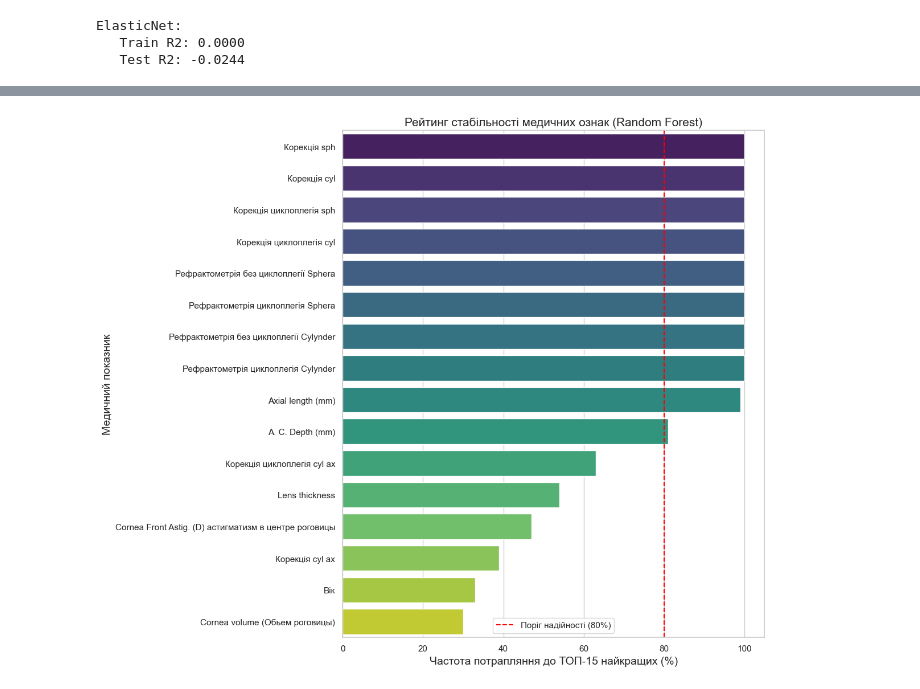
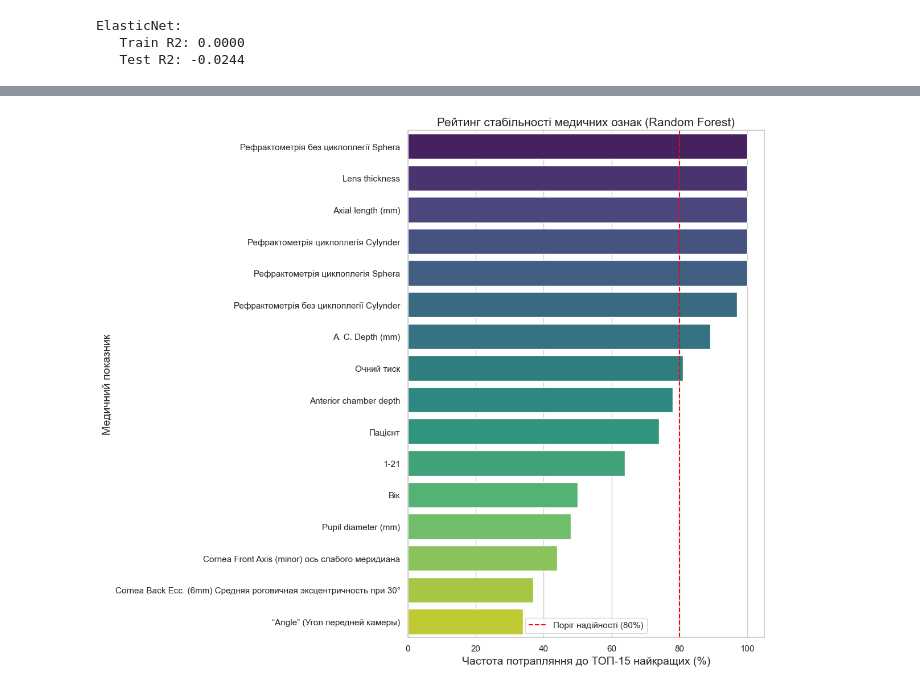
Before and after one commit to romaro23/SightRegression, a Jupyter notebook: regression.ipynb, the cells around one changed output, grey strips where cells are left out. Saved outputs shown, nothing was run; the diff lists cells and outputs as text; code cells hidden in the pictures.

```diff
--- a/regression.ipynb
+++ b/regression.ipynb
@@ -438,7 +438,7 @@ for name in models.keys():
 # %%
-rf = RandomForestRegressor(n_estimators=300, random_state=42, min_samples_split=5, min_samples_leaf=2, max_features=0.5, max_depth=None)
+rf = RandomForestRegressor(n_estimators=500, random_state=42, min_samples_split=10, min_samples_leaf=4, max_features=0.5, max_depth=20)
 elastic = ElasticNet(random_state=42, alpha=0.02349, l1_ratio=0.9266, max_iter=5000)
-nn = MLPRegressor(activation='relu', solver='lbfgs', max_iter=20000, random_state=42, alpha=0.08062, learning_rate_init=0.0001267, hidden_layer_sizes=(30, 15))
+nn = MLPRegressor(activation='relu', solver='lbfgs', max_iter=20000, random_state=42, alpha=0.01617, learning_rate_init=0.0001074, hidden_layer_sizes=(30,))
 # %%
 rf_pipe = Pipeline([
     ('imputer', SimpleImputer(strategy='median')),
@@ -490,7 +490,7 @@ scores = {
     'Neural Network': {'train': [], 'val': []}
 }
 
-rf_selector = RandomForestRegressor(n_estimators=300, random_state=42, min_samples_split=5, min_samples_leaf=2, max_features=0.5, max_depth=None)
+rf_selector = RandomForestRegressor(n_estimators=100, random_state=42, min_samples_split=10, min_samples_leaf=4, max_features=0.5, max_depth=20)
 
 models = {
     'ElasticNet': elastic,
@@ -560,9 +560,9 @@ for name in models.keys():
 # %%
-rf = RandomForestRegressor(n_estimators=300, random_state=42, min_samples_split=5, min_samples_leaf=2, max_features=0.5, max_depth=None)
+rf = RandomForestRegressor(n_estimators=500, random_state=42, min_samples_split=10, min_samples_leaf=4, max_features=0.5, max_depth=20)
 elastic = ElasticNet(random_state=42, alpha=0.02349, l1_ratio=0.9266, max_iter=5000)
-nn = MLPRegressor(activation='relu', solver='lbfgs', max_iter=20000, random_state=42, alpha=0.08062, learning_rate_init=0.0001267, hidden_layer_sizes=(30, 15))
+nn = MLPRegressor(activation='relu', solver='lbfgs', max_iter=20000, random_state=42, alpha=0.01617, learning_rate_init=0.0001074, hidden_layer_sizes=(30,))
 
-rf_selector = RandomForestRegressor(n_estimators=300, random_state=42, min_samples_split=5, min_samples_leaf=2, max_features=0.5, max_depth=None)
+rf_selector = RandomForestRegressor(n_estimators=100, random_state=42, min_samples_split=10, min_samples_leaf=4, max_features=0.5, max_depth=20)
 
 elastic_pipe = Pipeline([
     ('imputer', SimpleImputer(strategy='median')),
@@ -573,14 +573,14 @@ elastic_pipe = Pipeline([
 
 rf_pipe = Pipeline([
     ('imputer', SimpleImputer(strategy='median')),
-    ('selector', SelectFromModel(estimator=rf_selector, threshold=-np.inf, max_features=8)),
+    ('selector', SelectFromModel(estimator=rf_selector, threshold=-np.inf, max_features=5)),
     ('model', rf)
 ])
 
 nn_pipe = Pipeline([
     ('imputer', SimpleImputer(strategy='median')),
     ('scaler', StandardScaler()),
-    ('selector', SelectFromModel(estimator=rf_selector, threshold=-np.inf, max_features=5)),
+    ('selector', SelectFromModel(estimator=rf_selector, threshold=-np.inf, max_features=8)),
     ('model', nn)
 ])
 # %%
@@ -622,5 +622,5 @@ comparison_plot(results_selected)
 # %%
-rf_selector = RandomForestRegressor(n_estimators=300, random_state=42, min_samples_split=5, min_samples_leaf=2, max_features=0.5, max_depth=None)
+rf_selector = RandomForestRegressor(n_estimators=100, random_state=42, min_samples_split=10, min_samples_leaf=4, max_features=0.5, max_depth=20)
 
 imputer_rfecv = SimpleImputer(strategy='median')
 imputer_rfecv.set_output(transform="pandas")
@@ -711,5 +711,5 @@ comparison_plot(results_rfe)
 # %%
-rf_selector = RandomForestRegressor(n_estimators=300, random_state=42, min_samples_split=5, min_samples_leaf=2, max_features=0.5, max_depth=None)
+rf_selector = RandomForestRegressor(n_estimators=100, random_state=42, min_samples_split=10, min_samples_leaf=4, max_features=0.5, max_depth=20)
 
 feature_names = x.columns
 n_iterations = 100
@@ -734,34 +734,34 @@ for i in range(n_iterations):
         prefit=True
     )
 
     selected_indices = selector.get_support(indices=True)
     selected_names = feature_names[selected_indices]
     feature_counter.update(selected_names)
 
 stability_df = pd.DataFrame.from_dict(feature_counter, orient='index', columns=['Кількість виборів'])
 stability_df['Стабільність (%)'] = (stability_df['Кількість виборів'] / n_iterations) * 100
 stability_df = stability_df.sort_values(by='Стабільність (%)', ascending=False)
 
 plt.figure(figsize=(12, 10))
 plot_data = stability_df[stability_df['Стабільність (%)'] >= 30]
 
 sns.barplot(
     x=plot_data['Стабільність (%)'],
     y=plot_data.index,
     hue=plot_data.index,
     palette='viridis',
     legend=False
 )
 
 plt.title('Рейтинг стабільності медичних ознак (Random Forest)', fontsize=15)
 plt.xlabel(f'Частота потрапляння до ТОП-{top_n_features} найкращих (%)', fontsize=14)
 plt.ylabel('Медичний показник', fontsize=14)
 plt.axvline(x=80, color='red', linestyle='--', label='Поріг надійності (80%)')
 plt.legend()
 plt.tight_layout()
 plt.show()
 # %% [output]
-[figure, old version]
+[figure, new version]
 # %%
 stability_df
 # %% [output]
```
Also changed, not shown: parts of 31 cells of this notebook, 3 other files.
